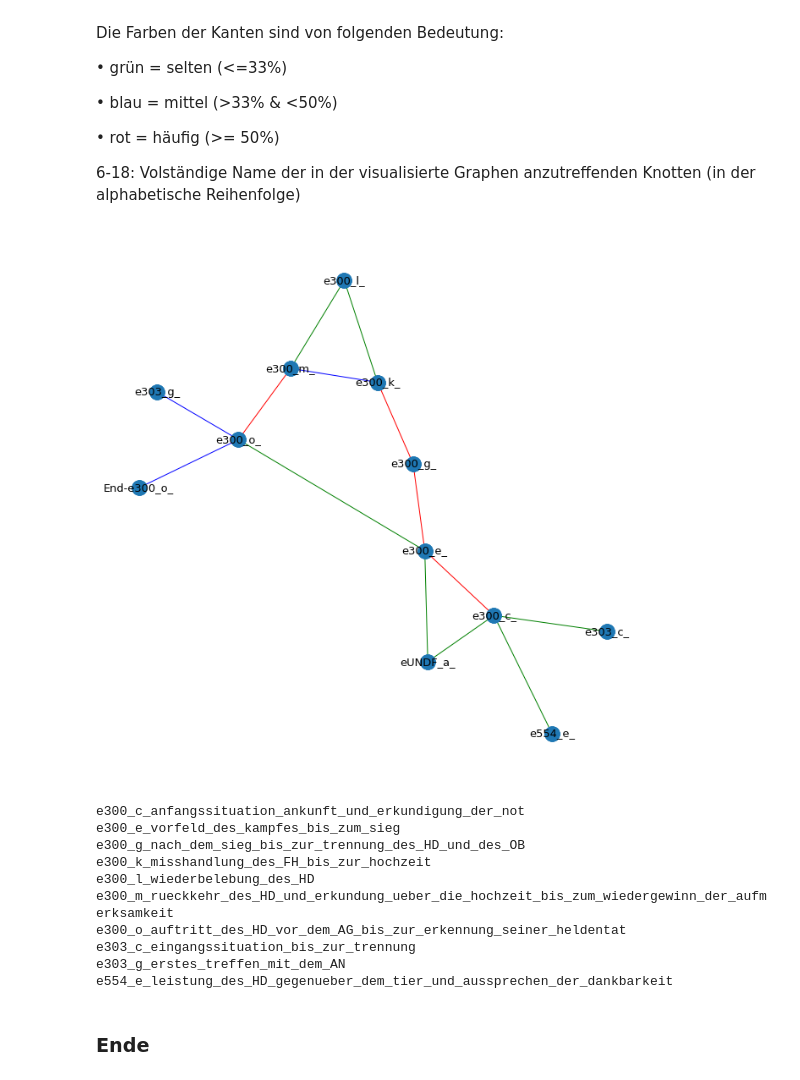
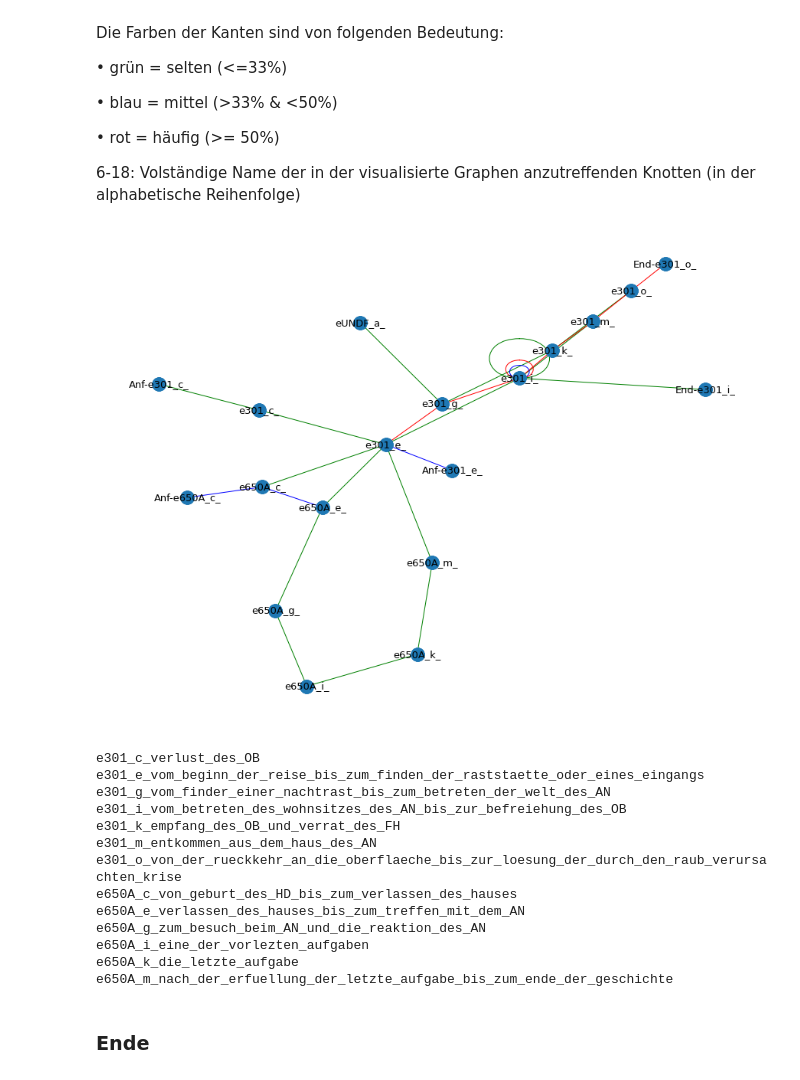
Before and after one commit to edadunashvili/Monographie, a Jupyter notebook: auswertung.ipynb, the cells around one changed output. Drawn from its saved outputs; the diff is of its cells as text; code cells hidden in the pictures.

```diff
--- a/auswertung.ipynb
+++ b/auswertung.ipynb
@@ -205,14 +205,8 @@ def wald_printer(wald: dict):
 
 Letzte Zeile: Visualisierung der Episodenkette.
 # %%
-graph = alle_aeste("e300", df)
-graph.update(alle_aeste("", df))
-graph.update(alle_aeste("", df))
-graph.update(alle_aeste("", df))
-graph.update(alle_aeste("", df))
-graph.update(alle_aeste("", df))
-graph.update(alle_aeste("", df))
-graph.update(alle_aeste("", df))
+graph = alle_aeste("e301", df)
+graph.update(alle_aeste("e650A", df))
 graph.update(alle_aeste("", df))
 wald_printer(graph)
 # %% [output]
@@ -337,35 +329,38 @@ Die Farben der Kanten sind von folgenden Bedeutung:
 
 6-18: Volständige Name der in der visualisierte Graphen anzutreffenden Knotten (in der alphabetische Reihenfolge)
 # %%
-haeufigkeit=3
+haeufigkeit=1
 auto_graph=cutoff_graph_data(graph, haeufigkeit)
 G,W = graph_bauer(auto_graph)
-plt.figure(figsize=(9,9)) #15,12 || 12,9
+plt.figure(figsize=(12, 9)) #15,12 || 12,9 || 9,9
 show_graph(G,W)
 def make_set_of_chosen_vertives(graph_edge_data):
     chosen_vertices=set()
     for sub_list in graph_edge_data:
         sub_sub_list = sub_list[1]
         chosen_vertices.add(sub_sub_list[0])
         chosen_vertices.add(sub_sub_list[1])
     return chosen_vertices
 graph_data = cutoff_graph_volldata(graph, haeufigkeit)
 chosen_vertices=list(make_set_of_chosen_vertives(graph_data))
 chosen_vertices.sort()
 for vertex_name in chosen_vertices:
     if not (vertex_name.startswith("End") or vertex_name.startswith("Anf")or vertex_name.startswith("eUNDF")):
         print(vertex_name)
 # %% [output]
-[figure, old version]
+[figure, new version]
-e300_c_anfangssituation_ankunft_und_erkundigung_der_not
-e300_e_vorfeld_des_kampfes_bis_zum_sieg
-e300_g_nach_dem_sieg_bis_zur_trennung_des_HD_und_des_OB
-e300_k_misshandlung_des_FH_bis_zur_hochzeit
-e300_l_wiederbelebung_des_HD
-e300_m_rueckkehr_des_HD_und_erkundung_ueber_die_hochzeit_bis_zum_wiedergewinn_der_aufmerksamkeit
-e300_o_auftritt_des_HD_vor_dem_AG_bis_zur_erkennung_seiner_heldentat
-e303_c_eingangssituation_bis_zur_trennung
-e303_g_erstes_treffen_mit_dem_AN
-e554_e_leistung_des_HD_gegenueber_dem_tier_und_aussprechen_der_dankbarkeit
+e301_c_verlust_des_OB
+e301_e_vom_beginn_der_reise_bis_zum_finden_der_raststaette_oder_eines_eingangs
+e301_g_vom_finder_einer_nachtrast_bis_zum_betreten_der_welt_des_AN
+e301_i_vom_betreten_des_wohnsitzes_des_AN_bis_zur_befreiehung_des_OB
+e301_k_empfang_des_OB_und_verrat_des_FH
+e301_m_entkommen_aus_dem_haus_des_AN
+e301_o_von_der_rueckkehr_an_die_oberflaeche_bis_zur_loesung_der_durch_den_raub_verursachten_krise
+e650A_c_von_geburt_des_HD_bis_zum_verlassen_des_hauses
+e650A_e_verlassen_des_hauses_bis_zum_treffen_mit_dem_AN
+e650A_g_zum_besuch_beim_AN_und_die_reaktion_des_AN
+e650A_i_eine_der_vorlezten_aufgaben
+e650A_k_die_letzte_aufgabe
+e650A_m_nach_der_erfuellung_der_letzte_aufgabe_bis_zum_ende_der_geschichte
 # %% [markdown]
 ### Ende
```
Also changed, not shown: parts of 3 cells of this notebook, 8 other files.
